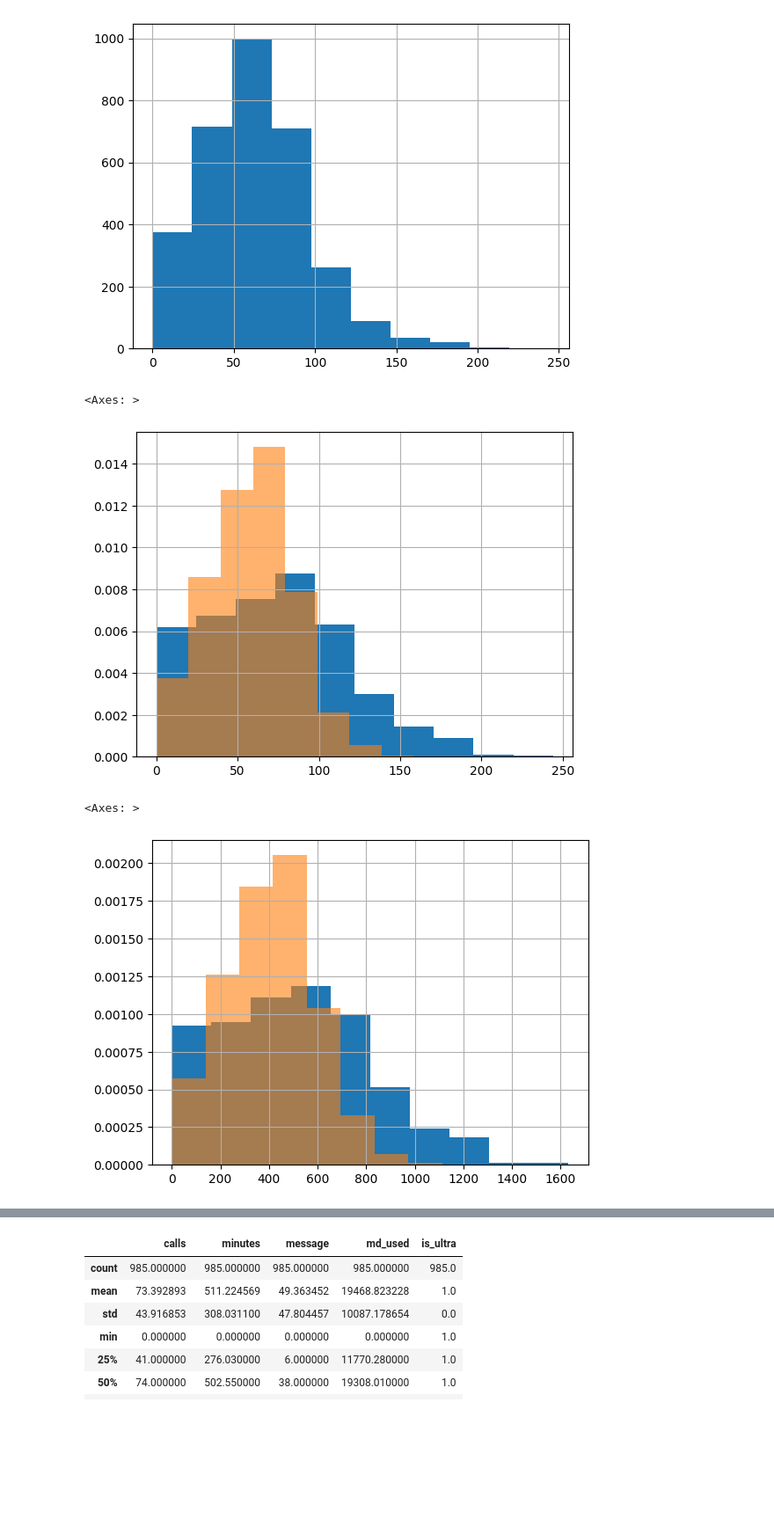
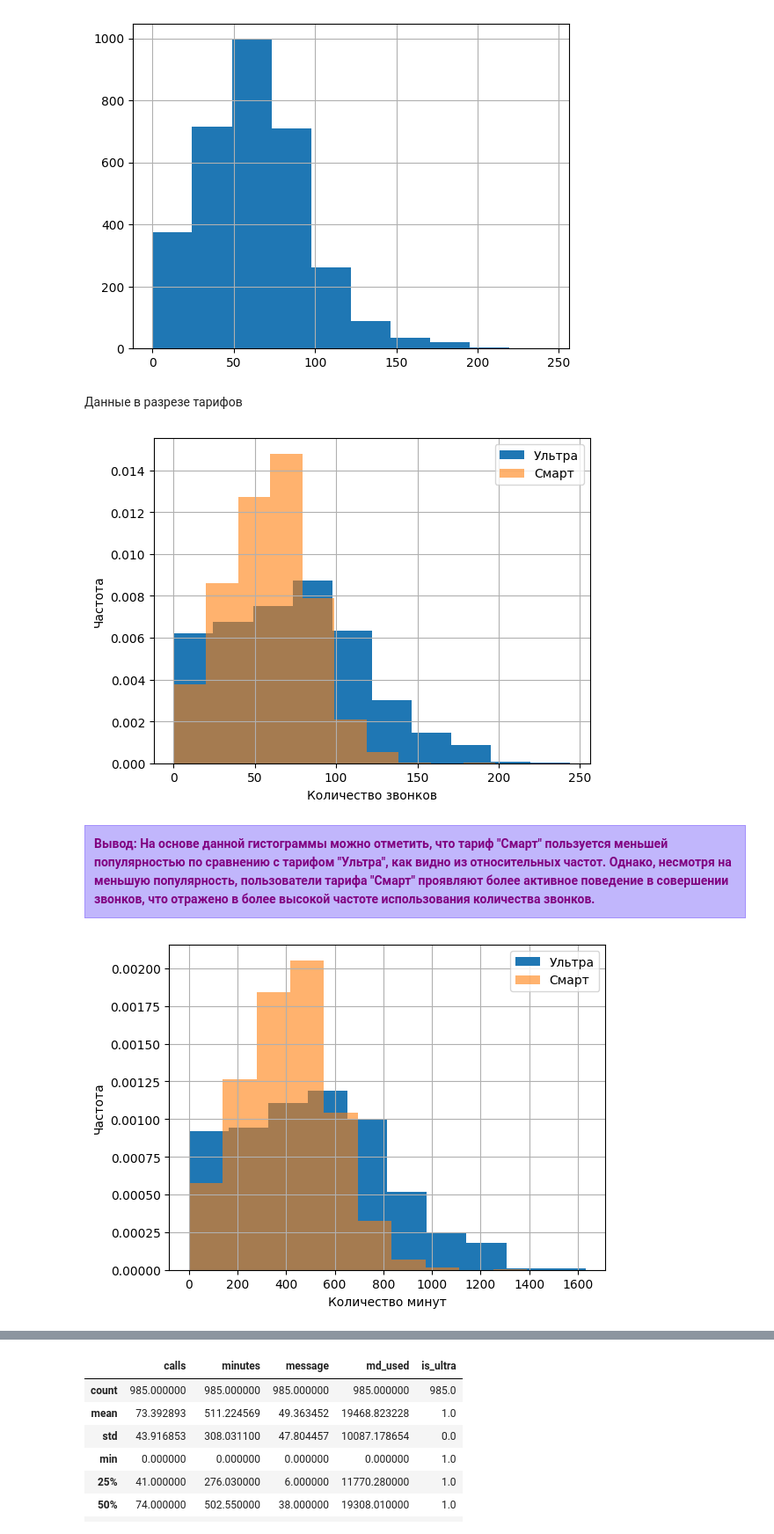
Before and after one commit to samurai921/task_sklearn, a Jupyter notebook: task_1.ipynb, the cells around one changed output, grey strips where cells are left out. Shown at 88% size. Saved outputs shown, nothing was run; the diff lists cells and outputs as text; code cells hidden in the pictures; blank space fills up the shorter version.

```diff
--- a/task_1.ipynb
+++ b/task_1.ipynb
@@ -61,15 +77,32 @@ df_tarific['calls'].hist()
 # %% [output]
 <Axes: >
 [figure]
+# %% [markdown]
+Данные в разрезе тарифов
 # %%
 df_tarific.query('is_ultra == 1')['calls'].hist(density=True)
-df_tarific.query('is_ultra == 0')['calls'].hist(alpha=0.6, density=True)
+df_tarific.query('is_ultra == 0')['calls'].hist(density=True, alpha=0.6)
+
+plt.xlabel("Количество звонков")
+plt.ylabel("Частота")
+plt.legend(labels=["Ультра", "Смарт"])
+plt.show()
 # %% [output]
-<Axes: >
-[figure, old version]
+[figure, new version]
+# %% [markdown]
+
+<div style="background-color: #c1b6fc; padding: 10px; border: 1px solid #a491fc;">
+    <b>
+        <font color="purple">Вывод: На основе данной гистограммы можно отметить, что тариф "Смарт" пользуется меньшей популярностью по сравнению с тарифом "Ультра", как видно из относительных частот. Однако, несмотря на меньшую популярность, пользователи тарифа "Смарт" проявляют более активное поведение в совершении звонков, что отражено в более высокой частоте использования количества звонков. </font>
+    </b>
+</div>
 # %%
 df_tarific.query('is_ultra == 1')['minutes'].hist(density=True)
 df_tarific.query('is_ultra == 0')['minutes'].hist(alpha=0.6, density=True)
+
+plt.xlabel("Количество минут")
+plt.ylabel("Частота")
+plt.legend(labels=["Ультра", "Смарт"])
+plt.show()
 # %% [output]
-<Axes: >
-[figure, old version]
+[figure, new version]
```
Also changed, not shown: parts of 56 cells of this notebook.
